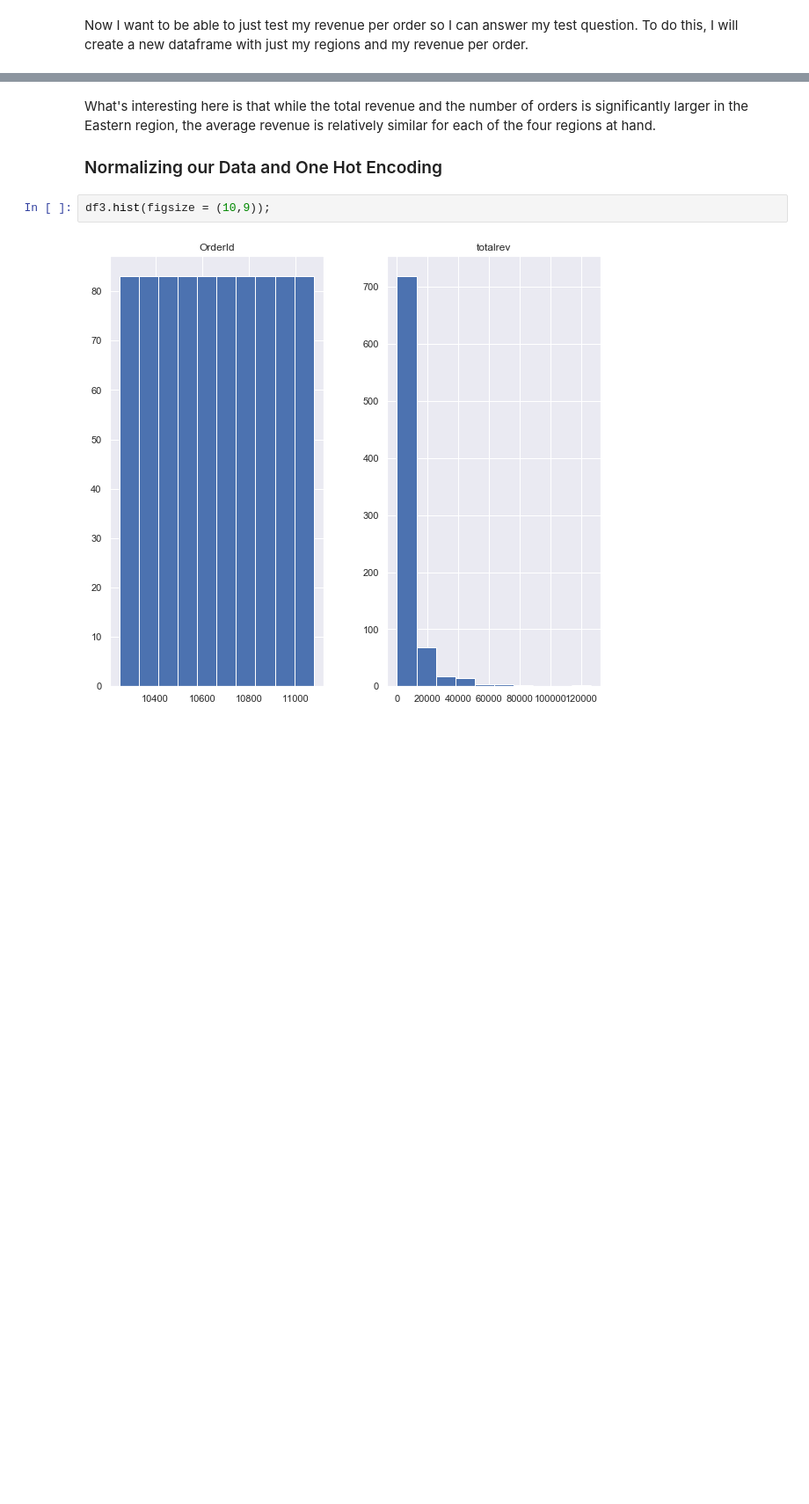
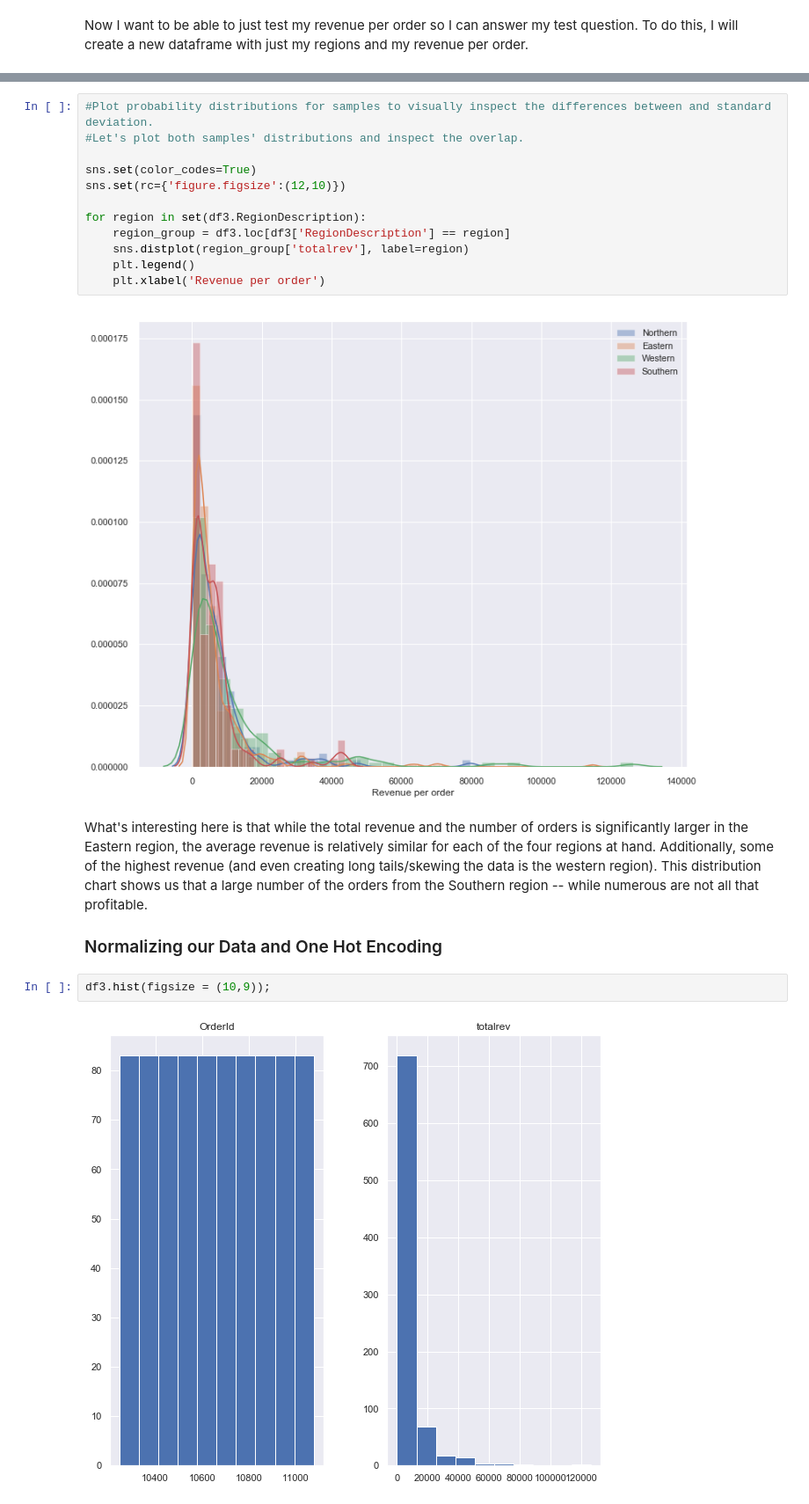
Before and after one commit to miyamuse/dsc-2-final-project-online-ds-sp-000, a Jupyter notebook: project.ipynb, the cells around one changed output, grey strips where cells are left out. Shown: that part at 88% size. Saved outputs shown, nothing was run; the diff lists cells and outputs as text; blank space fills up the shorter version.

```diff
--- a/project.ipynb
+++ b/project.ipynb
@@ -831,8 +833,22 @@ df3.head()
 | 2 | Eastern | 10252 | 10793.70 |
 | 3 | Eastern | 10254 | 3896.34 |
 | 4 | Eastern | 10257 | 3359.70 |
+# %%
+#Plot probability distributions for samples to visually inspect the differences between and standard deviation.
+#Let's plot both samples' distributions and inspect the overlap.
+
+sns.set(color_codes=True)
+sns.set(rc={'figure.figsize':(12,10)})
+
+for region in set(df3.RegionDescription):
+    region_group = df3.loc[df3['RegionDescription'] == region]
+    sns.distplot(region_group['totalrev'], label=region)
+    plt.legend()
+    plt.xlabel('Revenue per order')
+# %% [output]
+[figure, added]
 # %% [markdown]
-What's interesting here is that while the total revenue and the number of orders is significantly larger in the Eastern region, the average revenue is relatively similar for each of the four regions at hand.
+What's interesting here is that while the total revenue and the number of orders is significantly larger in the Eastern region, the average revenue is relatively similar for each of the four regions at hand. Additionally, some of the highest revenue (and even creating long tails/skewing the data is the western region). This distribution chart shows us that a large number of the orders from the Southern region -- while numerous are not all that profitable.
 
 ### Normalizing our Data and One Hot Encoding
 # %%
```
Also changed, not shown: parts of 35 cells of this notebook.
